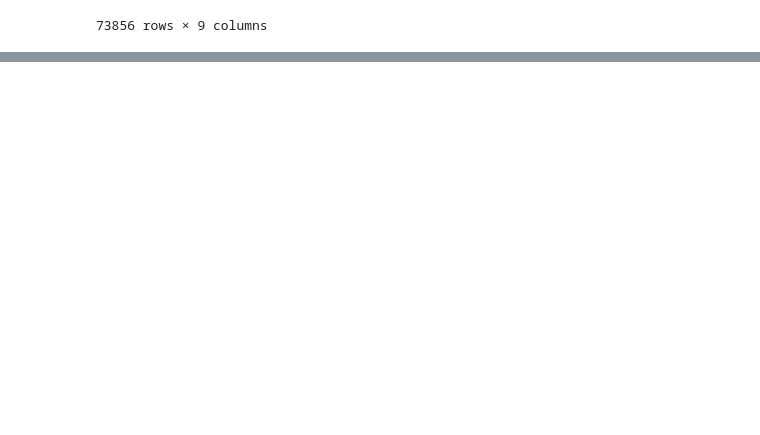
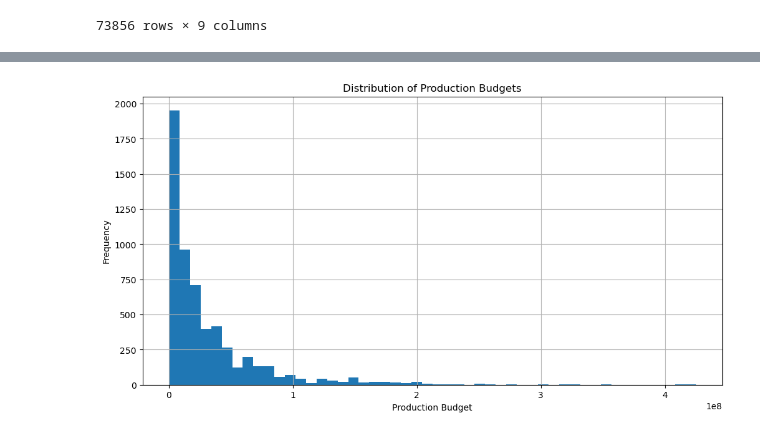
Before and after one commit to kev065/movie-studio-project, a Jupyter notebook: index.ipynb, the cells around one changed output, grey strips where cells are left out. Drawn from its saved outputs; the diff is of its cells as text; code cells hidden in the pictures; blank space fills up the shorter version.

```diff
--- a/index.ipynb
+++ b/index.ipynb
@@ -68,0 +145,5 @@ movie_gross_df = pd.read_csv(path)
+# %%
+# Top movies by ROI
+movie_budgets_df['ROI'] = (movie_budgets_df['worldwide_gross'] - movie_budgets_df['production_budget']) / movie_budgets_df['production_budget']
+top_roi = movie_budgets_df.sort_values('ROI', ascending=False).head(10)
+print(top_roi[['movie', 'ROI']])
@@ -68,0 +162,24 @@ movie_gross_df = pd.read_csv(path)
+# %%
+# Average budget and gross by year
+
+# Function to clean currency and handle potential errors
+def clean_currency(x):
+    if isinstance(x, str):
+        try:
+            return float(x.replace('$', '').replace(',', ''))
+        except ValueError:
+            return np.nan
+    return x if pd.notnull(x) else np.nan
+
+# Clean the monetary columns
+columns_to_clean = ['production_budget', 'domestic_gross', 'worldwide_gross']
+for col in columns_to_clean:
+    movie_budgets_df[col] = movie_budgets_df[col].apply(clean_currency)
+    movie_budgets_df[col] = pd.to_numeric(movie_budgets_df[col], errors='coerce')
+
+# Convert release_date to datetime and extract the year
+movie_budgets_df['year'] = pd.to_datetime(movie_budgets_df['release_date'], errors='coerce').dt.year
+
+# Calculate yearly averages
+yearly_avg = movie_budgets_df.groupby('year')[columns_to_clean].mean()
+print(yearly_avg)
@@ -68,0 +228,10 @@ movie_gross_df = pd.read_csv(path)
+# %%
+# distribution of production budget
+plt.figure(figsize=(12, 6))
+movie_budgets_df['production_budget'].hist(bins=50)
+plt.xlabel('Production Budget')
+plt.ylabel('Frequency')
+plt.title('Distribution of Production Budgets')
+plt.show()
+# %% [output]
+[figure, added]
```
Also changed, not shown: parts of 8 cells of this notebook.
